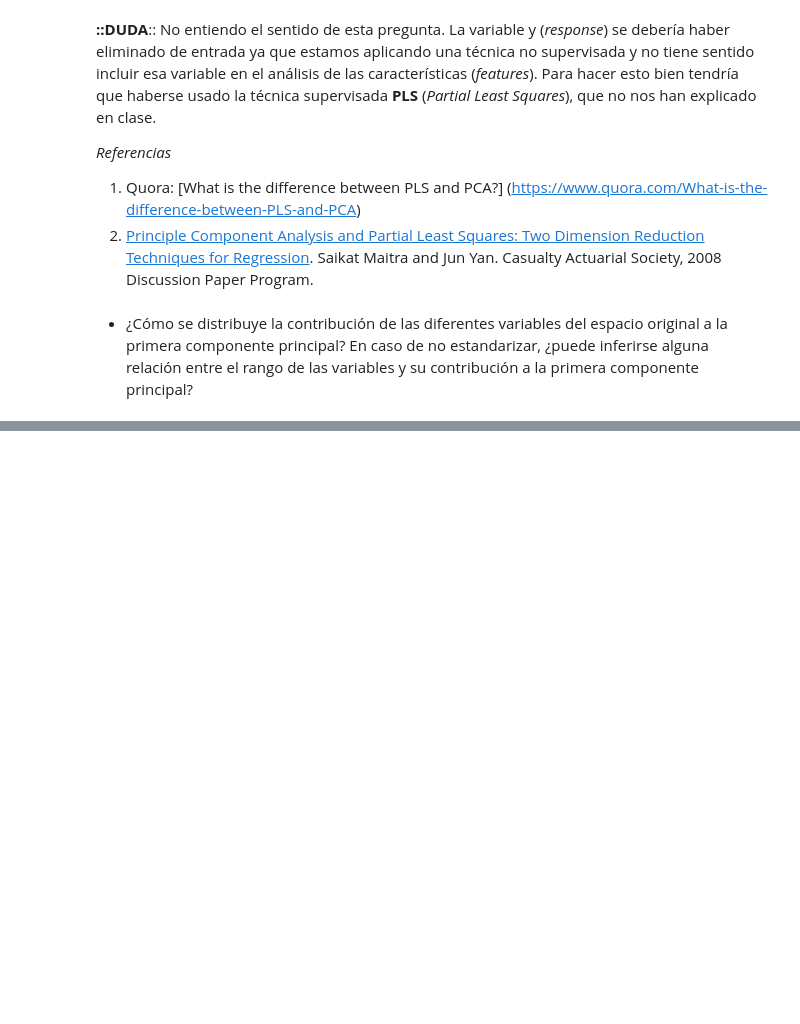
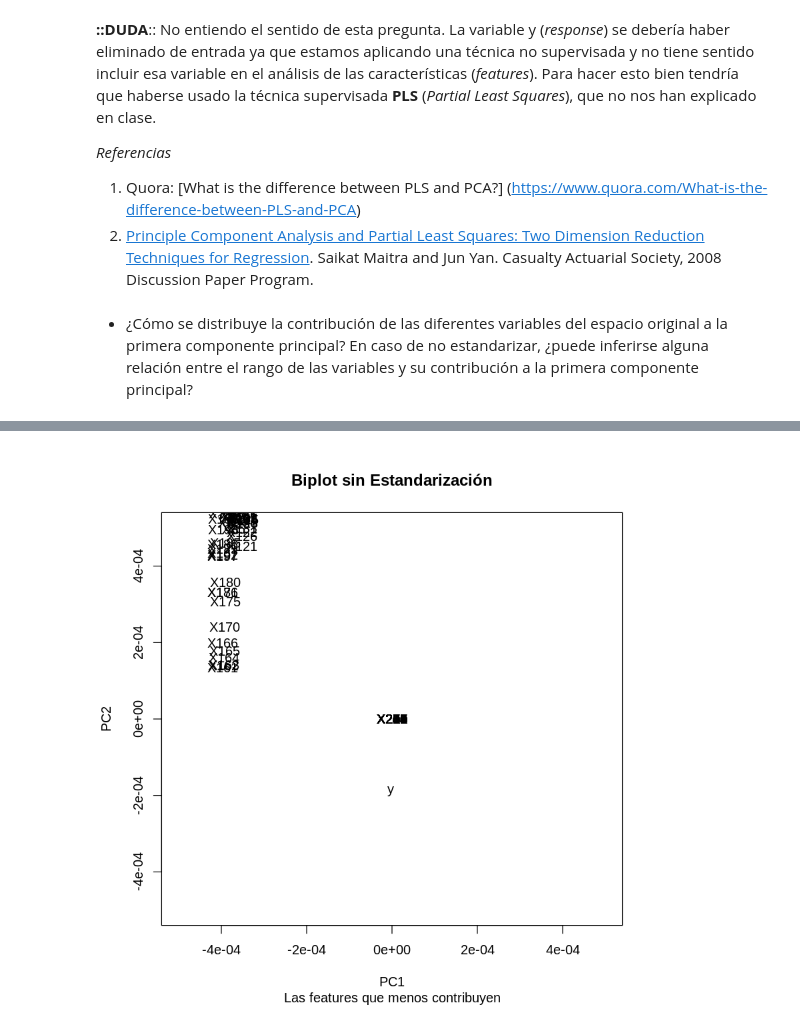
Before and after one commit to yerartdev/uc-m1966-datamining, a Jupyter notebook: d2/T02-m1966-clasificacion-reduccion-dimensionalidad.ipynb, the cells around one changed output, grey strips where cells are left out. Cells and saved outputs as stored; diff of their text form; code cells hidden in the pictures; blank space fills up the shorter version.

```diff
--- a/d2/T02-m1966-clasificacion-reduccion-dimensionalidad.ipynb
+++ b/d2/T02-m1966-clasificacion-reduccion-dimensionalidad.ipynb
@@ -388,0 +403,6 @@ _Referencias_
+# %%
+plot(pca_full_ns$rotation, cex = 0, xlim = c(-5e-04, 5e-04), ylim = c(-5e-04, 5e-04))
+text(pca_full_ns$rotation, labels = labels(pca_full_ns$rotation)[[1]], cex = 1)
+title(main = 'Biplot sin Estandarización', sub = 'Las features que menos contribuyen')
+# %% [output]
+[figure, added]
```
Also changed, not shown: parts of 20 cells of this notebook.
